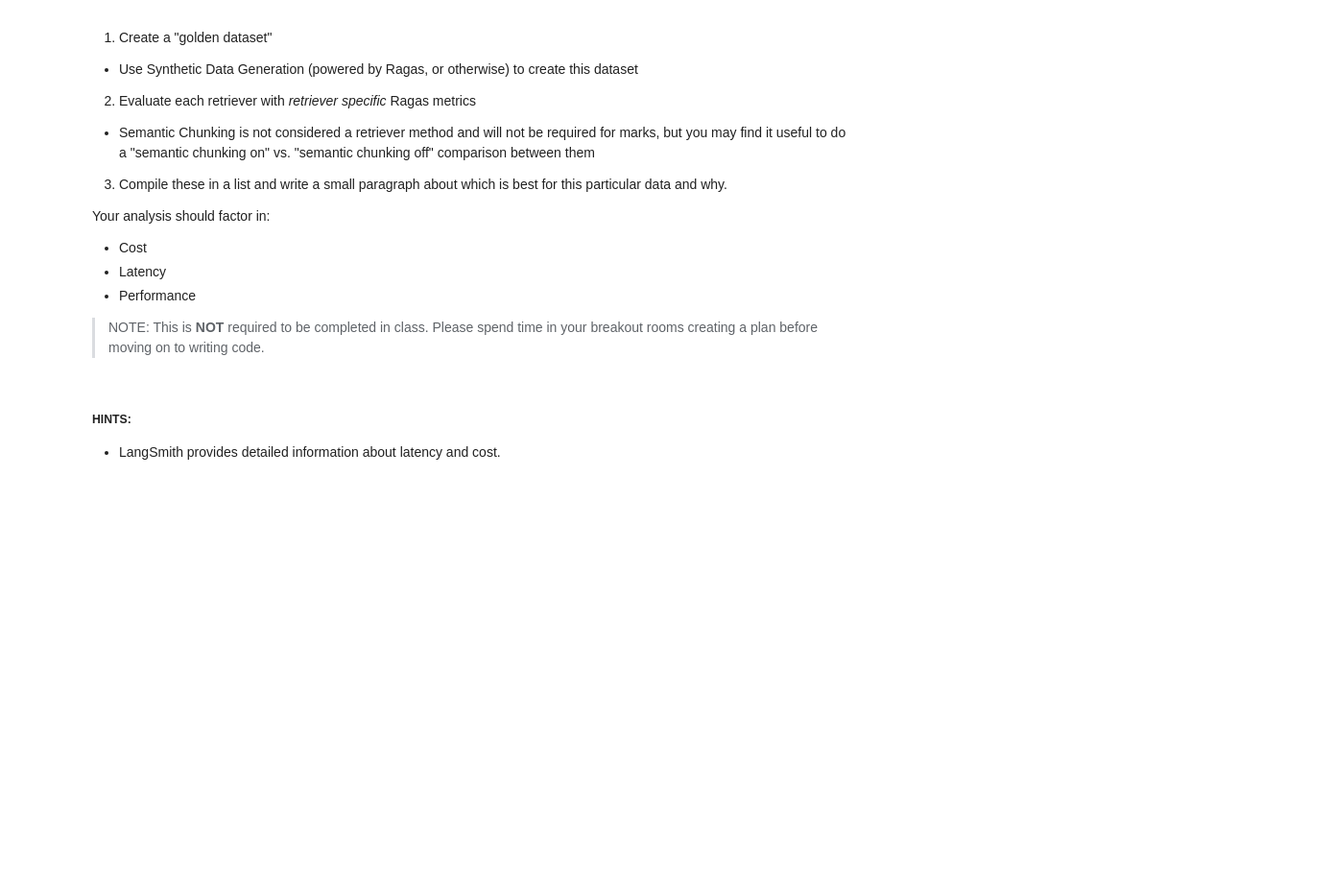
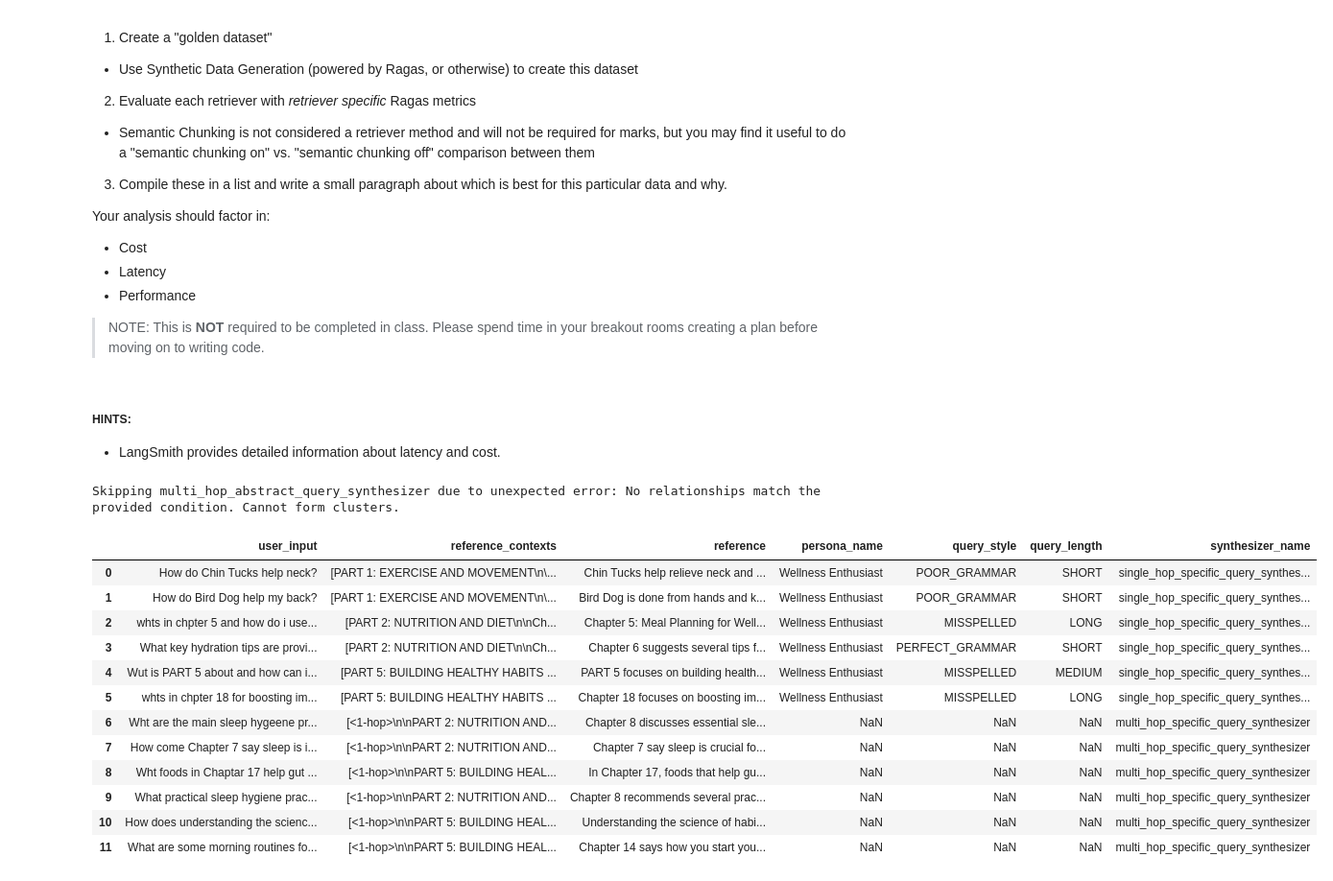
Before and after one commit to derekyim/AIE9, a Jupyter notebook: 11_Advanced_Retrieval/Advanced_Retrieval_with_LangChain_Assignment.ipynb, the cells around one changed output. Shown at 96% size. Cells and saved outputs as stored; diff of their text form; code cells hidden in the pictures; blank space fills up the shorter version.

```diff
--- a/11_Advanced_Retrieval/Advanced_Retrieval_with_LangChain_Assignment.ipynb
+++ b/11_Advanced_Retrieval/Advanced_Retrieval_with_LangChain_Assignment.ipynb
@@ -622,0 +632,36 @@ Your analysis should factor in:
+# %%
+# Simplified method from Unit 10
+
+from langchain_community.document_loaders import TextLoader
+
+loader = TextLoader("data/HealthWellnessGuide.txt")
+docs = loader.load()
+
+from ragas.llms import LangchainLLMWrapper
+from ragas.embeddings import LangchainEmbeddingsWrapper
+from langchain_openai import ChatOpenAI
+from langchain_openai import OpenAIEmbeddings
+generator_llm = LangchainLLMWrapper(ChatOpenAI(model="gpt-4.1"))
+generator_embeddings = LangchainEmbeddingsWrapper(OpenAIEmbeddings())
+
+from ragas.testset import TestsetGenerator
+
+generator = TestsetGenerator(llm=generator_llm, embedding_model=generator_embeddings)
+dataset = generator.generate_with_langchain_docs(docs, testset_size=10)
+
+dataset.to_pandas()
+# %% [output]
+Skipping multi_hop_abstract_query_synthesizer due to unexpected error: No relationships match the provided condition. Cannot form clusters.
+|  | user_input | reference_contexts | reference | persona_name | query_style | query_length | synthesizer_name |
+| 0 | How do Chin Tucks help neck? | [PART 1: EXERCISE AND MOVEMENT\n\... | Chin Tucks help relieve neck and ... | Wellness Enthusiast | POOR_GRAMMAR | SHORT | single_hop_specific_query_synthes... |
+| 1 | How do Bird Dog help my back? | [PART 1: EXERCISE AND MOVEMENT\n\... | Bird Dog is done from hands and k... | Wellness Enthusiast | POOR_GRAMMAR | SHORT | single_hop_specific_query_synthes... |
+| 2 | whts in chpter 5 and how do i use... | [PART 2: NUTRITION AND DIET\n\nCh... | Chapter 5: Meal Planning for Well... | Wellness Enthusiast | MISSPELLED | LONG | single_hop_specific_query_synthes... |
+| 3 | What key hydration tips are provi... | [PART 2: NUTRITION AND DIET\n\nCh... | Chapter 6 suggests several tips f... | Wellness Enthusiast | PERFECT_GRAMMAR | SHORT | single_hop_specific_query_synthes... |
+| 4 | Wut is PART 5 about and how can i... | [PART 5: BUILDING HEALTHY HABITS ... | PART 5 focuses on building health... | Wellness Enthusiast | MISSPELLED | MEDIUM | single_hop_specific_query_synthes... |
+| 5 | whts in chpter 18 for boosting im... | [PART 5: BUILDING HEALTHY HABITS ... | Chapter 18 focuses on boosting im... | Wellness Enthusiast | MISSPELLED | LONG | single_hop_specific_query_synthes... |
+| 6 | Wht are the main sleep hygeene pr... | [<1-hop>\n\nPART 2: NUTRITION AND... | Chapter 8 discusses essential sle... | NaN | NaN | NaN | multi_hop_specific_query_synthesizer |
+| 7 | How come Chapter 7 say sleep is i... | [<1-hop>\n\nPART 2: NUTRITION AND... | Chapter 7 say sleep is crucial fo... | NaN | NaN | NaN | multi_hop_specific_query_synthesizer |
+| 8 | Wht foods in Chaptar 17 help gut ... | [<1-hop>\n\nPART 5: BUILDING HEAL... | In Chapter 17, foods that help gu... | NaN | NaN | NaN | multi_hop_specific_query_synthesizer |
+| 9 | What practical sleep hygiene prac... | [<1-hop>\n\nPART 2: NUTRITION AND... | Chapter 8 recommends several prac... | NaN | NaN | NaN | multi_hop_specific_query_synthesizer |
+| 10 | How does understanding the scienc... | [<1-hop>\n\nPART 5: BUILDING HEAL... | Understanding the science of habi... | NaN | NaN | NaN | multi_hop_specific_query_synthesizer |
+| 11 | What are some morning routines fo... | [<1-hop>\n\nPART 5: BUILDING HEAL... | Chapter 14 says how you start you... | NaN | NaN | NaN | multi_hop_specific_query_synthesizer |
```
Also changed, not shown: parts of 29 cells of this notebook, 1 other file.
